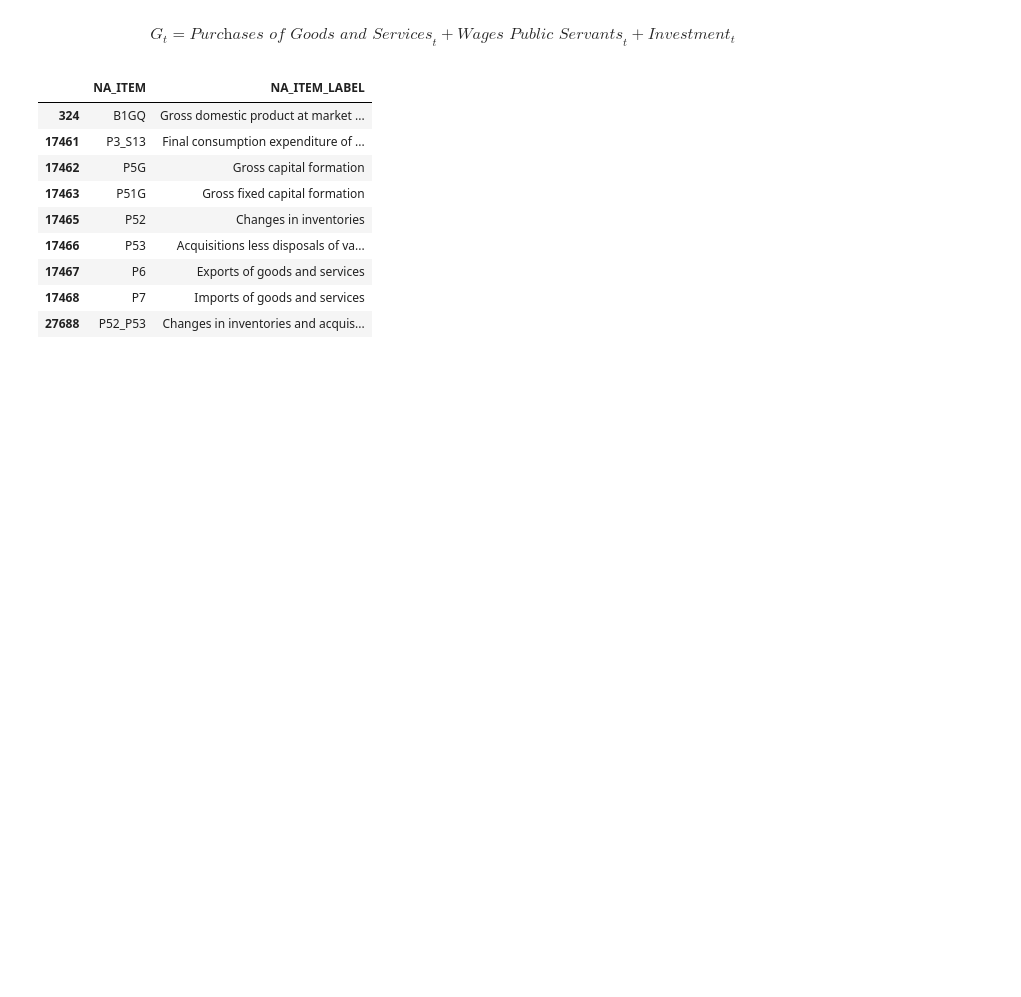
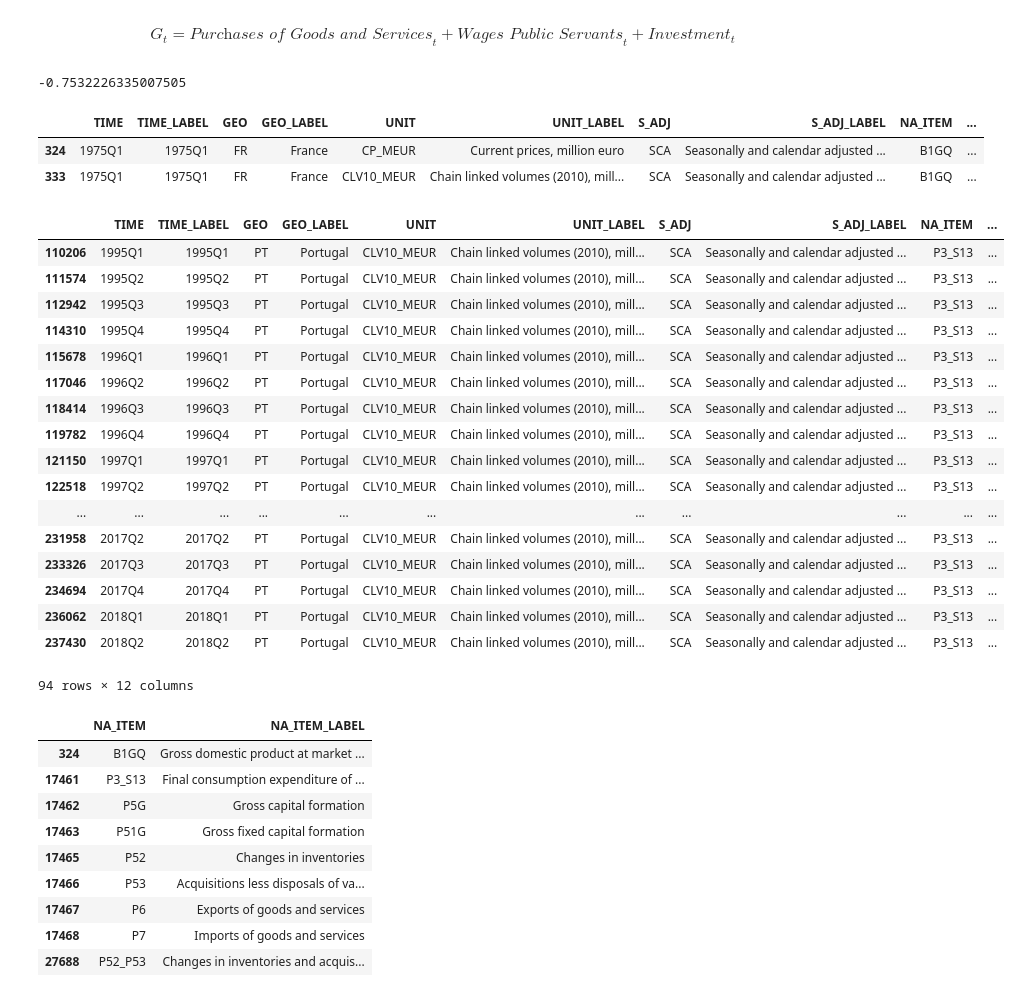
Before and after one commit to boturon/NovaSBE_Courses, a Jupyter notebook: 1107_macroeconomic-policies/assignment/pred-gdp/data.ipynb, the cells around one changed output. Cells and saved outputs as stored; diff of their text form; code cells hidden in the pictures; blank space fills up the shorter version.

```diff
--- a/1107_macroeconomic-policies/assignment/pred-gdp/data.ipynb
+++ b/1107_macroeconomic-policies/assignment/pred-gdp/data.ipynb
@@ -700,3 +698,34 @@ $$G_t = \textit{Purchases of Goods and Services}_t+ \textit{Wages Public Servant
+# %%
+(2128.4/0.99637)/8656.2-1
+# %% [output]
+-0.7532226335007505
+# %%
+namq_10_gdp.head(2)
+# %% [output]
+|  | TIME | TIME_LABEL | GEO | GEO_LABEL | UNIT | UNIT_LABEL | S_ADJ | S_ADJ_LABEL | NA_ITEM | ... |
+| 324 | 1975Q1 | 1975Q1 | FR | France | CP_MEUR | Current prices, million euro | SCA | Seasonally and calendar adjusted ... | B1GQ | ... |
+| 333 | 1975Q1 | 1975Q1 | FR | France | CLV10_MEUR | Chain linked volumes (2010), mill... | SCA | Seasonally and calendar adjusted ... | B1GQ | ... |
+# %%
+namq_10_gdp[((namq_10_gdp.GEO=="PT")&(namq_10_gdp.NA_ITEM=="P3_S13"))&(namq_10_gdp.UNIT=="CLV10_MEUR")]
+# %% [output]
+|  | TIME | TIME_LABEL | GEO | GEO_LABEL | UNIT | UNIT_LABEL | S_ADJ | S_ADJ_LABEL | NA_ITEM | ... |
+| 110206 | 1995Q1 | 1995Q1 | PT | Portugal | CLV10_MEUR | Chain linked volumes (2010), mill... | SCA | Seasonally and calendar adjusted ... | P3_S13 | ... |
+| 111574 | 1995Q2 | 1995Q2 | PT | Portugal | CLV10_MEUR | Chain linked volumes (2010), mill... | SCA | Seasonally and calendar adjusted ... | P3_S13 | ... |
+| 112942 | 1995Q3 | 1995Q3 | PT | Portugal | CLV10_MEUR | Chain linked volumes (2010), mill... | SCA | Seasonally and calendar adjusted ... | P3_S13 | ... |
+| 114310 | 1995Q4 | 1995Q4 | PT | Portugal | CLV10_MEUR | Chain linked volumes (2010), mill... | SCA | Seasonally and calendar adjusted ... | P3_S13 | ... |
+| 115678 | 1996Q1 | 1996Q1 | PT | Portugal | CLV10_MEUR | Chain linked volumes (2010), mill... | SCA | Seasonally and calendar adjusted ... | P3_S13 | ... |
+| 117046 | 1996Q2 | 1996Q2 | PT | Portugal | CLV10_MEUR | Chain linked volumes (2010), mill... | SCA | Seasonally and calendar adjusted ... | P3_S13 | ... |
+| 118414 | 1996Q3 | 1996Q3 | PT | Portugal | CLV10_MEUR | Chain linked volumes (2010), mill... | SCA | Seasonally and calendar adjusted ... | P3_S13 | ... |
+| 119782 | 1996Q4 | 1996Q4 | PT | Portugal | CLV10_MEUR | Chain linked volumes (2010), mill... | SCA | Seasonally and calendar adjusted ... | P3_S13 | ... |
+| 121150 | 1997Q1 | 1997Q1 | PT | Portugal | CLV10_MEUR | Chain linked volumes (2010), mill... | SCA | Seasonally and calendar adjusted ... | P3_S13 | ... |
+| 122518 | 1997Q2 | 1997Q2 | PT | Portugal | CLV10_MEUR | Chain linked volumes (2010), mill... | SCA | Seasonally and calendar adjusted ... | P3_S13 | ... |
+| ... | ... | ... | ... | ... | ... | ... | ... | ... | ... | ... |
+| 231958 | 2017Q2 | 2017Q2 | PT | Portugal | CLV10_MEUR | Chain linked volumes (2010), mill... | SCA | Seasonally and calendar adjusted ... | P3_S13 | ... |
+| 233326 | 2017Q3 | 2017Q3 | PT | Portugal | CLV10_MEUR | Chain linked volumes (2010), mill... | SCA | Seasonally and calendar adjusted ... | P3_S13 | ... |
+| 234694 | 2017Q4 | 2017Q4 | PT | Portugal | CLV10_MEUR | Chain linked volumes (2010), mill... | SCA | Seasonally and calendar adjusted ... | P3_S13 | ... |
+| 236062 | 2018Q1 | 2018Q1 | PT | Portugal | CLV10_MEUR | Chain linked volumes (2010), mill... | SCA | Seasonally and calendar adjusted ... | P3_S13 | ... |
+| 237430 | 2018Q2 | 2018Q2 | PT | Portugal | CLV10_MEUR | Chain linked volumes (2010), mill... | SCA | Seasonally and calendar adjusted ... | P3_S13 | ... |
+94 rows × 12 columns
 # %%
 namq_10_gdp[["NA_ITEM","NA_ITEM_LABEL"]].drop_duplicates()
 # %% [output]
```
Also changed, not shown: parts of 15 cells of this notebook, 14 other files.
